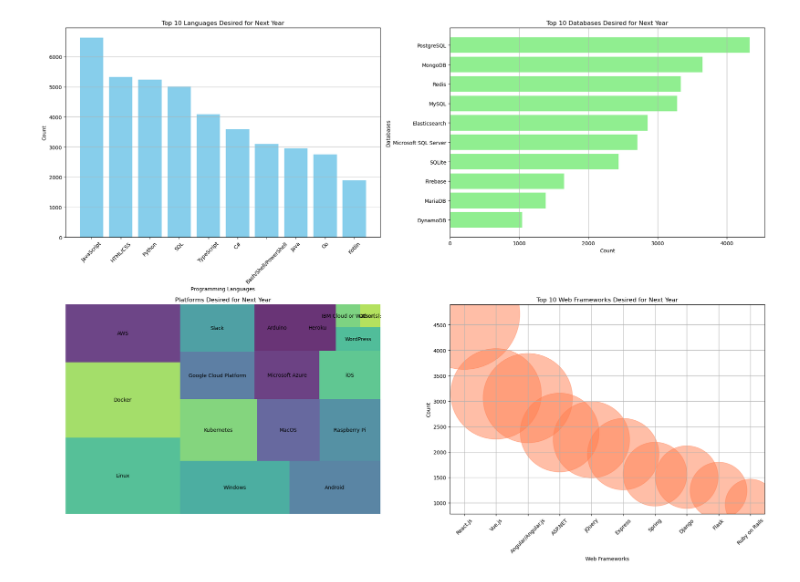
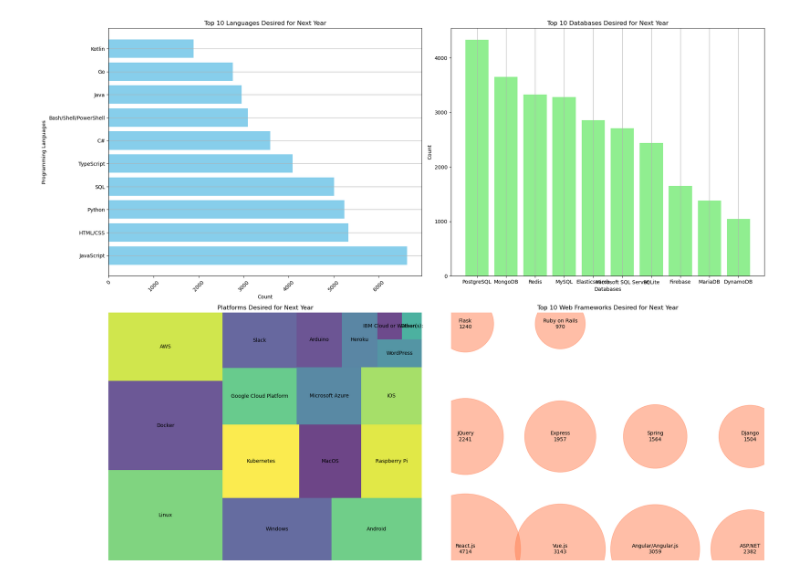
Before and after one commit to PedroGuille/python_exam, a Jupyter notebook: examen.ipynb, the cells around one changed output. Cells and saved outputs as stored; diff of their text form; code cells hidden in the pictures.

```diff
--- a/examen.ipynb
+++ b/examen.ipynb
@@ -71,4 +84,24 @@ plt.show()
 # %%
+import pandas as pd
+import matplotlib.pyplot as plt
+import squarify  # For tree map plot
+from wordcloud import WordCloud  # For word cloud plot
+import numpy as np
+
+# Custom function to position bubbles close together
+def generate_positions(n):
+    """Generate positions in a grid-like close formation."""
+    positions = []
+    sqrt_n = int(np.ceil(np.sqrt(n)))  # Calculate the size of the grid
+    for i in range(n):
+        row = i // sqrt_n
+        col = i % sqrt_n
+        positions.append((col, row))
+    return np.array(positions) / sqrt_n  # Normalize to range [0, 1]
+
+# Assuming df_technologies is already defined
+df_technologies = pd.read_csv('m5_survey_data_technologies_normalised.csv')
+
 # Top 10 Languages Desired for Next Year (Bar chart)
 top_10_languages_desired_future = df_technologies['LanguageDesireNextYear'].value_counts().head(10)
 
@@ -78,45 +111,50 @@ top_10_databases_desired_future = df_technologies['DatabaseDesireNextYear'].valu
 # Desired Platforms for Next Year (Tree map chart)
 platforms_desired_future = df_technologies['PlatformDesireNextYear'].value_counts()
 
 # Top 10 Web Frameworks Desired for Next Year (Hierarchy bubble chart)
 top_10_webframeworks_desired_future = df_technologies['WebFrameDesireNextYear'].value_counts().head(10)
 
 # Create a 2x2 subplot layout
 fig, axs = plt.subplots(2, 2, figsize=(20, 15))
 
 # Panel 1: Top 10 Languages Desired for Next Year (Bar chart)
-axs[0, 0].bar(top_10_languages_desired_future.index, top_10_languages_desired_future.values, color='skyblue')
+axs[0, 0].barh(top_10_languages_desired_future.index, top_10_languages_desired_future.values, color='skyblue')
 axs[0, 0].set_title('Top 10 Languages Desired for Next Year')
-axs[0, 0].set_xlabel('Programming Languages')
-axs[0, 0].set_ylabel('Count')
+axs[0, 0].set_xlabel('Count')
+axs[0, 0].set_ylabel('Programming Languages')
 axs[0, 0].tick_params(axis='x', rotation=45)
 axs[0, 0].grid(axis='y')
 
 # Panel 2: Top 10 Databases Desired for Next Year (Column chart)
-axs[0, 1].barh(top_10_databases_desired_future.index, top_10_databases_desired_future.values, color='lightgreen')
+axs[0, 1].bar(top_10_databases_desired_future.index, top_10_databases_desired_future.values, color='lightgreen')
 axs[0, 1].set_title('Top 10 Databases Desired for Next Year')
-axs[0, 1].set_xlabel('Count')
-axs[0, 1].set_ylabel('Databases')
-axs[0, 1].invert_yaxis()  # Invert y-axis to show highest count at the top
+axs[0, 1].set_xlabel('Databases')
+axs[0, 1].set_ylabel('Count')
 axs[0, 1].grid(axis='x')
 
 # Panel 3: Desired Platforms for Next Year (Tree map chart)
 sizes_future = platforms_desired_future.values
 squarify.plot(sizes=sizes_future, label=platforms_desired_future.index, alpha=0.8, ax=axs[1, 0])
 axs[1, 0].set_title('Platforms Desired for Next Year')
 axs[1, 0].axis('off')
 
 # Panel 4: Top 10 Web Frameworks Desired for Next Year (Hierarchy bubble chart)
-sizes_future = top_10_webframeworks_desired_future.values * 10  # Scale for better visualization
-axs[1, 1].scatter(top_10_webframeworks_desired_future.index, top_10_webframeworks_desired_future.values, s=sizes_future, color='coral', alpha=0.5)
+sizes = top_10_webframeworks_desired_future.values  * 10 # Scale the sizes for better visualization
+positions = generate_positions(len(top_10_webframeworks_desired_future))  # Use the custom function for positions
+
+# Create scatter plot for bubble cloud
+sc = axs[1, 1].scatter(positions[:, 0], positions[:, 1], s=sizes, alpha=0.5, color='coral')
+
+# Annotate bubbles with framework names and values
+for i, (framework, value) in enumerate(top_10_webframeworks_desired_future.items()):
+    axs[1, 1].text(positions[i, 0], positions[i, 1], f'{framework}\n{value}', ha='center', va='center', fontsize=10)
+
 axs[1, 1].set_title('Top 10 Web Frameworks Desired for Next Year')
-axs[1, 1].set_xlabel('Web Frameworks')
-axs[1, 1].set_ylabel('Count')
-axs[1, 1].tick_params(axis='x', rotation=45)
-axs[1, 1].grid(True)
+axs[1, 1].axis('off')  # Turn off the axis
 
+# Adjust layout and display the plot
 plt.tight_layout()
 plt.show()
 # %% [output]
-[figure, old version]
+[figure, new version]
 # %%
```
Also changed, not shown: parts of 4 cells of this notebook.
